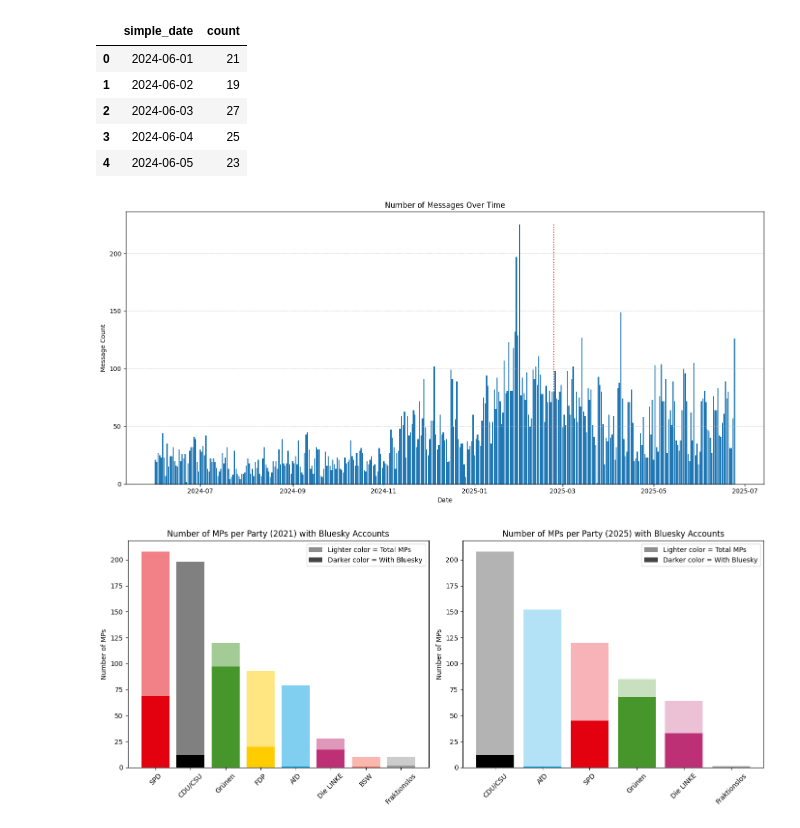
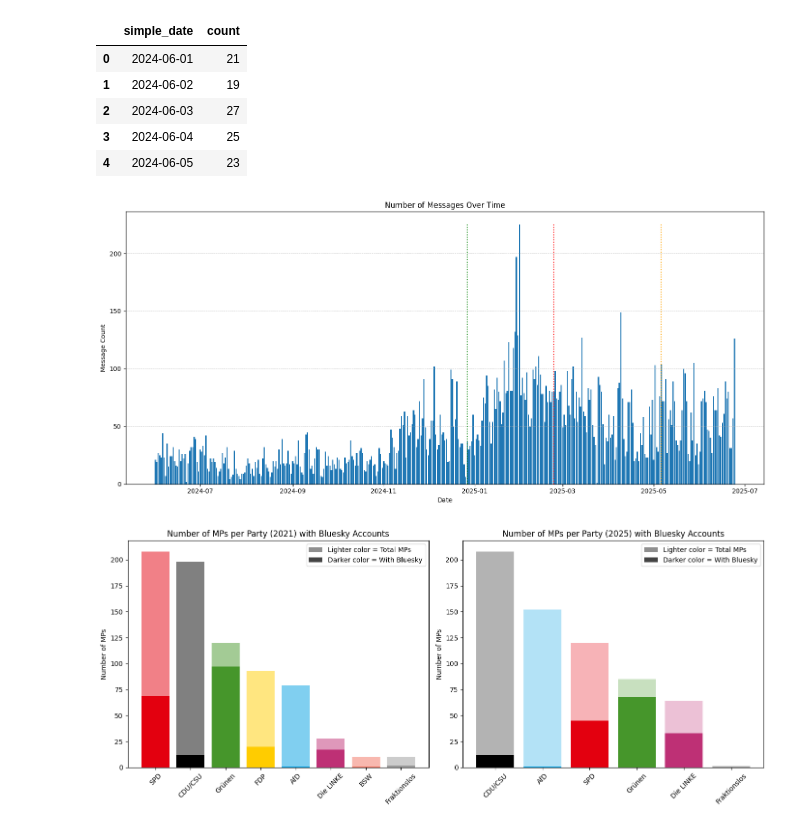
Before and after one commit to MaximilianWeiland/SMDA_Final_Project, a Jupyter notebook: eploratory_data_analysis/eda.ipynb, the cells around one changed output. Drawn from its saved outputs; the diff is of its cells as text; code cells hidden in the pictures.

Commit message:
modified timeline plot

```diff
--- a/eploratory_data_analysis/eda.ipynb
+++ b/eploratory_data_analysis/eda.ipynb
@@ -44,17 +44,19 @@ group_df.head()
 # %%
 # visualize the number of messages over time
 plt.figure(figsize=(15, 7))
 plt.bar(group_df["simple_date"], group_df["count"])
 plt.title("Number of Messages Over Time")
 plt.xlabel("Date")
 plt.ylabel("Message Count")
+plt.vlines(dt.datetime(2024, 12, 27), ymin=0, ymax=max(group_df["count"]), colors="green", linestyles="dotted")
 plt.vlines(dt.datetime(2025, 2, 23), ymin=0, ymax=max(group_df["count"]), colors="red", linestyles="dotted")
+plt.vlines(dt.datetime(2025, 5, 6), ymin=0, ymax=max(group_df["count"]), colors="orange", linestyles="dotted")
 plt.tight_layout()
 plt.grid(axis='y', linestyle='--', linewidth=0.5)
 plt.show()
 plt.show()
 # %% [output]
-[figure, old version]
+[figure, new version]
 # %%
 # read in the MP datasets
 bt_21_df = pd.read_csv("../data/clean_data/bundestag_21_clean.csv")
```
